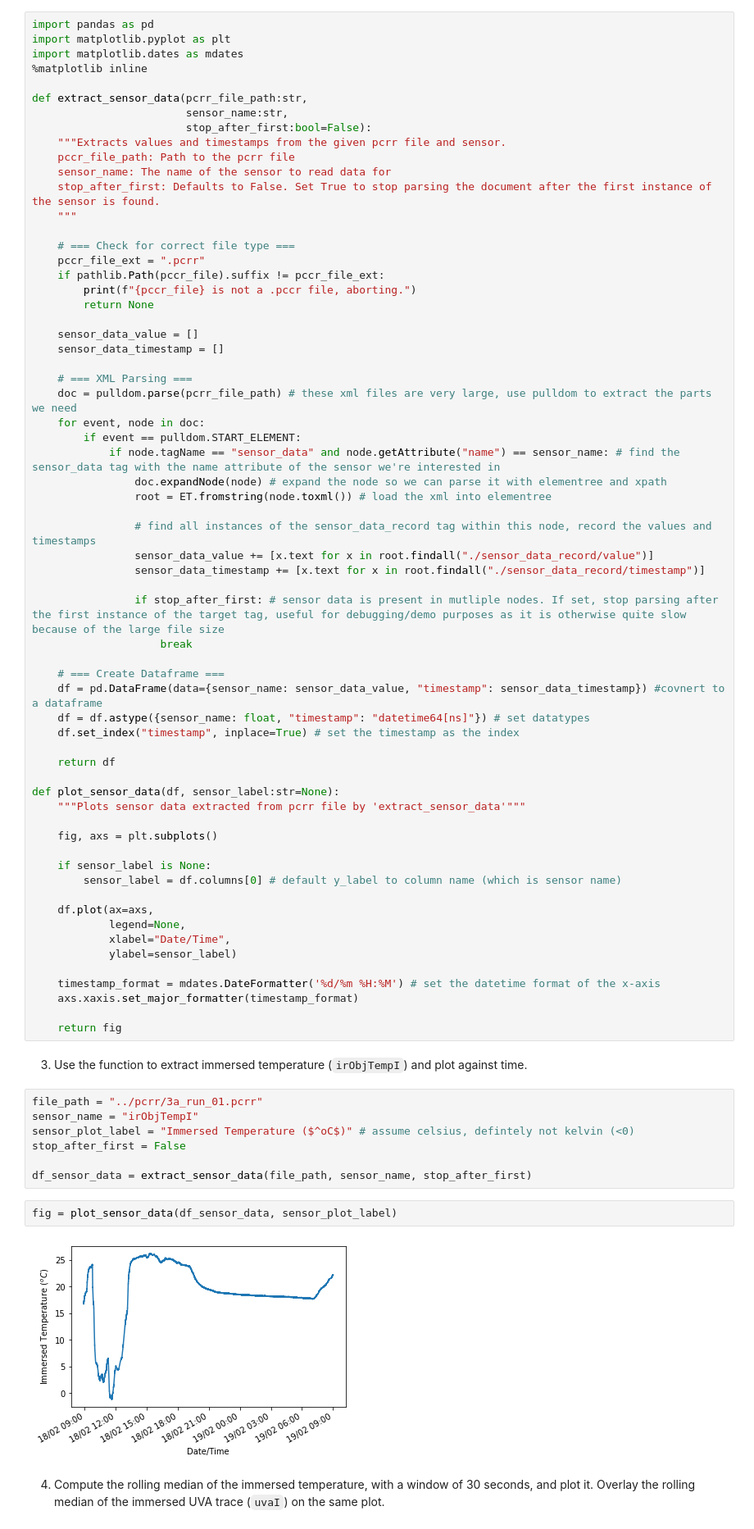
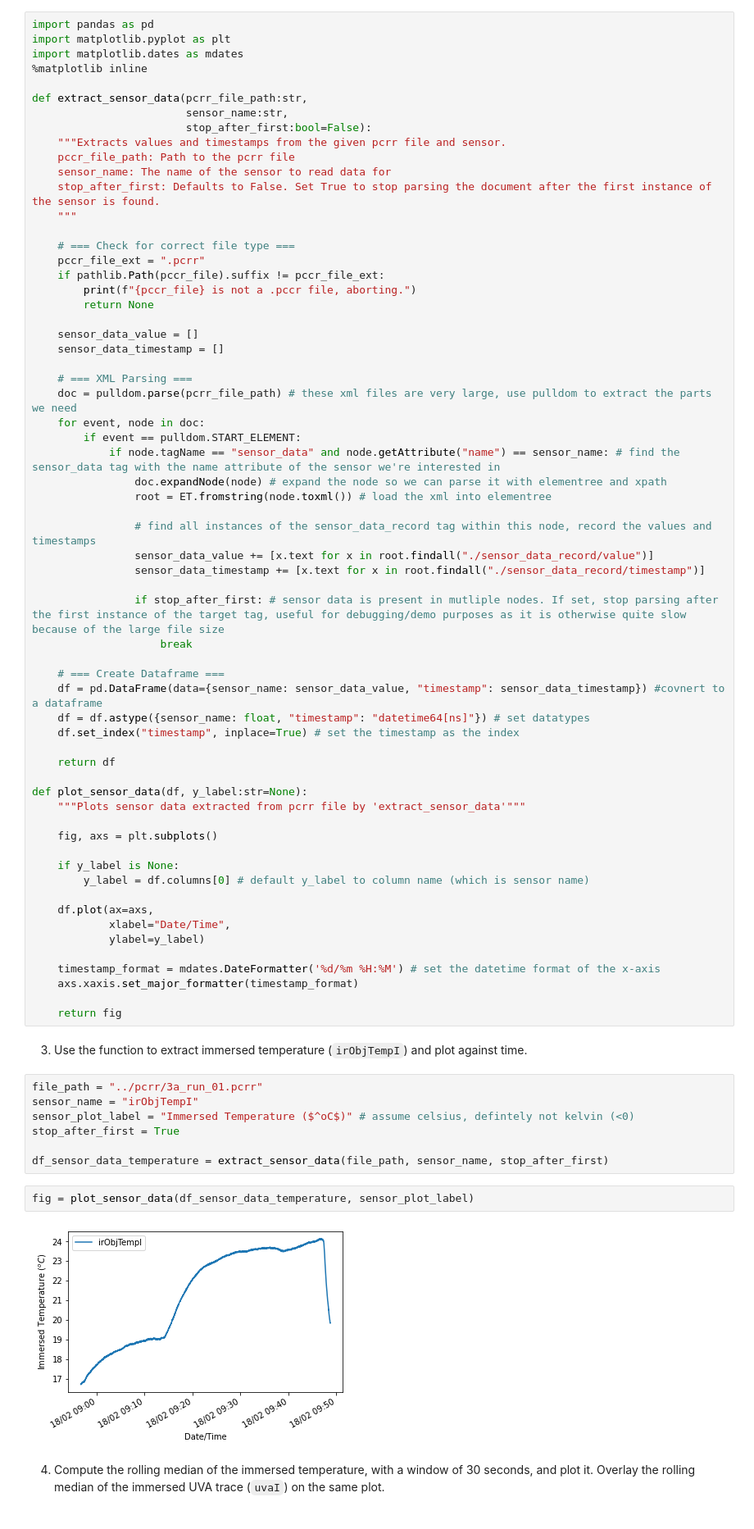
Before and after one commit to adhardy/Deepmatter-Interview, a Jupyter notebook: notebook/ds_nb_1.ipynb, the cells around one changed output. Shown: that part at 82% size. Cells and saved outputs as stored; diff of their text form.

```diff
--- a/notebook/ds_nb_1.ipynb
+++ b/notebook/ds_nb_1.ipynb
@@ -153,18 +153,17 @@ def extract_sensor_data(pcrr_file_path:str,
 
     return df
 
-def plot_sensor_data(df, sensor_label:str=None):
+def plot_sensor_data(df, y_label:str=None):
     """Plots sensor data extracted from pcrr file by 'extract_sensor_data'"""
 
     fig, axs = plt.subplots()
 
-    if sensor_label is None:
-        sensor_label = df.columns[0] # default y_label to column name (which is sensor name)
+    if y_label is None:
+        y_label = df.columns[0] # default y_label to column name (which is sensor name)
 
     df.plot(ax=axs,
-            legend=None,
             xlabel="Date/Time",
-            ylabel=sensor_label)
+            ylabel=y_label)
 
     timestamp_format = mdates.DateFormatter('%d/%m %H:%M') # set the datetime format of the x-axis
     axs.xaxis.set_major_formatter(timestamp_format)
@@ -176,13 +175,13 @@ def plot_sensor_data(df, sensor_label:str=None):
 file_path = "../pcrr/3a_run_01.pcrr"
 sensor_name = "irObjTempI"
 sensor_plot_label = "Immersed Temperature ($^oC$)" # assume celsius, defintely not kelvin (<0)
-stop_after_first = False
+stop_after_first = True
 
-df_sensor_data = extract_sensor_data(file_path, sensor_name, stop_after_first)
+df_sensor_data_temperature = extract_sensor_data(file_path, sensor_name, stop_after_first)
 # %%
-fig = plot_sensor_data(df_sensor_data, sensor_plot_label)
+fig = plot_sensor_data(df_sensor_data_temperature, sensor_plot_label)
 # %% [output]
-[figure, old version]
+[figure, new version]
 # %% [markdown]
 4. Compute the rolling median of the immersed temperature, with a window of 30 seconds, and plot it.
 Overlay the rolling median of the immersed UVA trace (`uvaI`) on the same plot.
```
Also changed, not shown: parts of 2 cells of this notebook.
